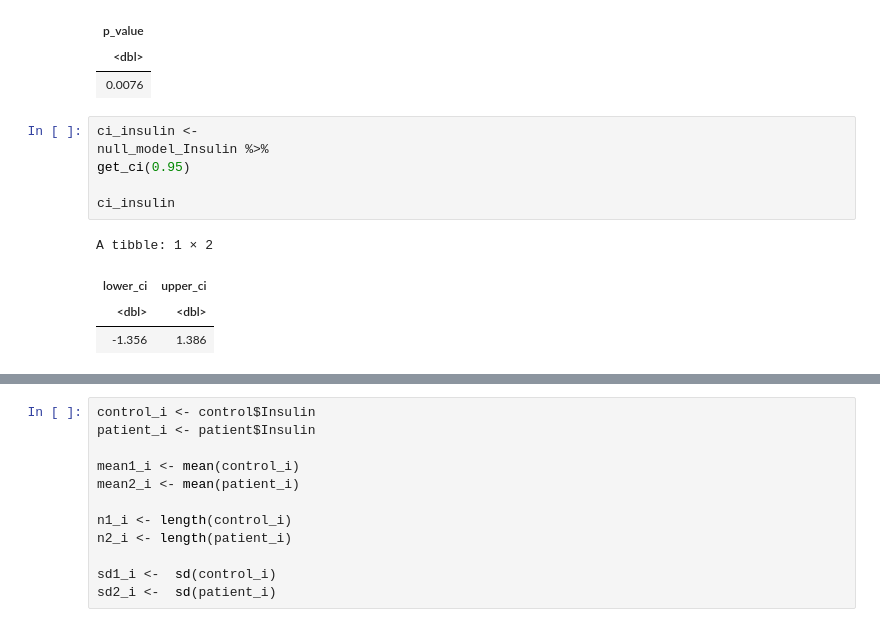
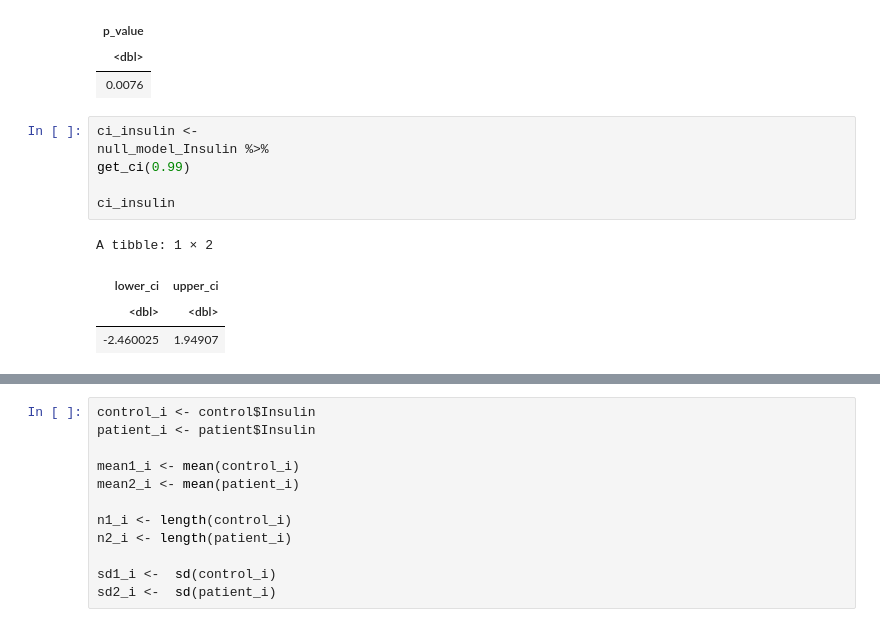
Before and after one commit to cpan0/breast-cancer-coimbra-dataset, a Jupyter notebook: final-report.ipynb, the cells around one changed output, grey strips where cells are left out. Cells and saved outputs as stored; diff of their text form.

```diff
--- a/final-report.ipynb
+++ b/final-report.ipynb
@@ -247,14 +247,14 @@ A tibble: 1 × 1
 # %%
 ci_insulin <-
 null_model_Insulin %>%
-get_ci(0.95)
+get_ci(0.99)
 
 ci_insulin
 # %% [output]
 A tibble: 1 × 2
 | lower_ci | upper_ci |
 | <dbl> | <dbl> |
-| -1.356 | 1.386 |
+| -2.460025 | 1.94907 |
 # %%
 null_model_Insulin_plot <-
 null_model_Insulin %>%
```
Also changed, not shown: parts of 2 cells of this notebook.
